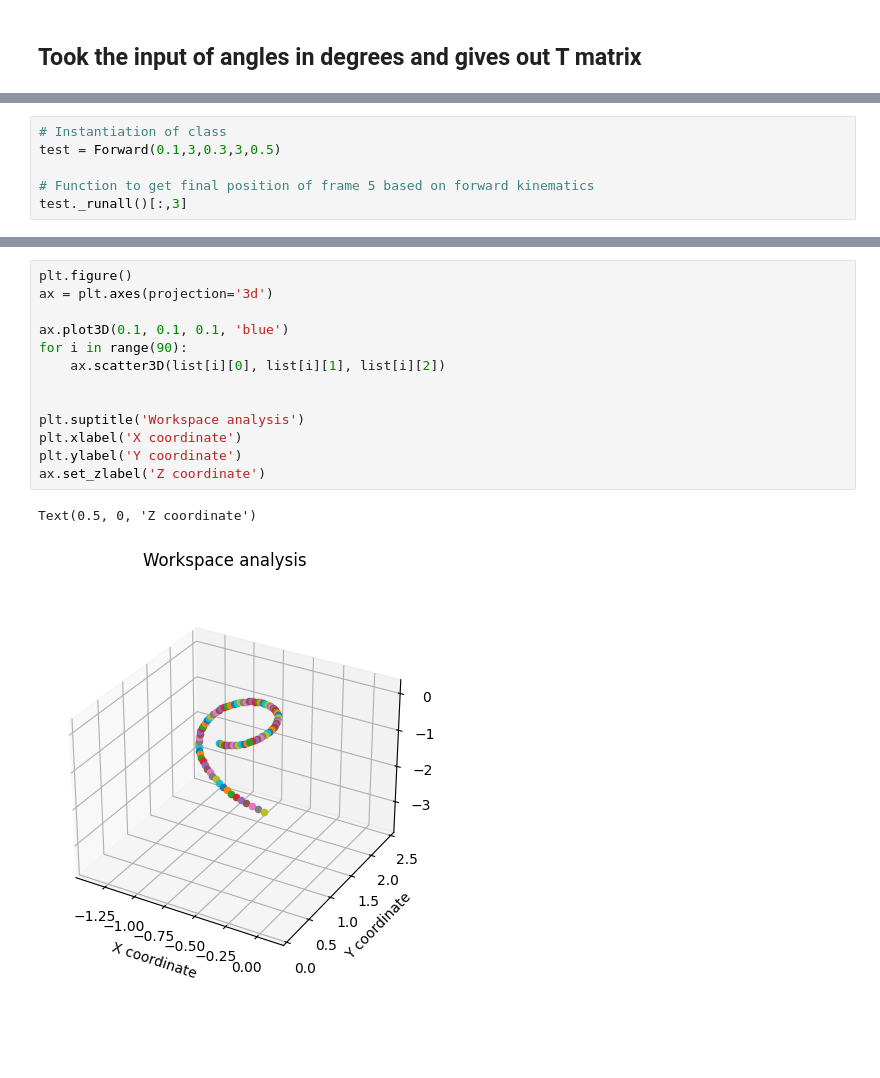
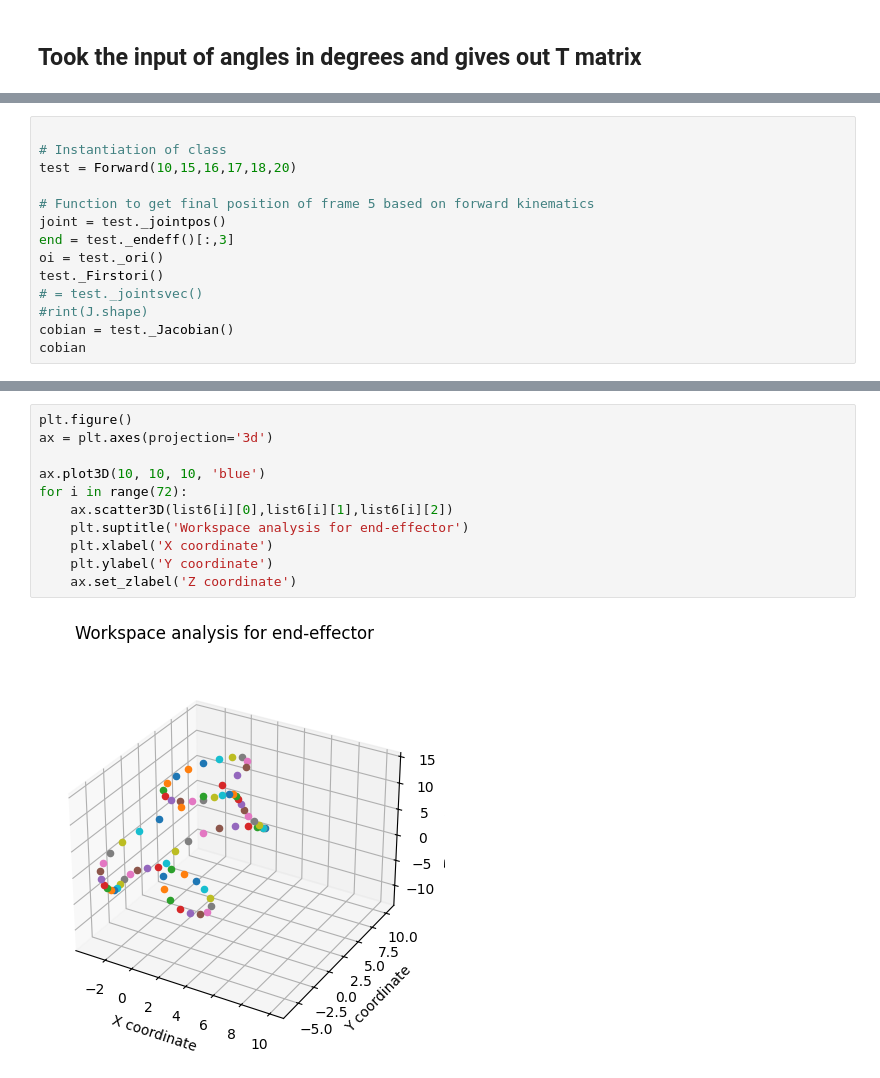
Before and after one commit to Abhimanyu-0/Xarm-6-robot, a Jupyter notebook: FOR Project.ipynb, the cells around one changed output, grey strips where cells are left out. Drawn from its saved outputs; the diff is of its cells as text; blank space fills up the shorter version.

```diff
--- a/FOR Project.ipynb
+++ b/FOR Project.ipynb
@@ -77,7 +224,15 @@ class Forward:
 # %%
+
 # Instantiation of class
-test = Forward(0.1,3,0.3,3,0.5)
+test = Forward(10,15,16,17,18,20)
 
 # Function to get final position of frame 5 based on forward kinematics
-test._runall()[:,3]
+joint = test._jointpos()
+end = test._endeff()[:,3]
+oi = test._ori()
+test._Firstori()
+# = test._jointsvec()
+#rint(J.shape)
+cobian = test._Jacobian()
+cobian
 # %% [output]
@@ -110,16 +306,13 @@ One step done next 89
 # %%
 plt.figure()
 ax = plt.axes(projection='3d')
 
-ax.plot3D(0.1, 0.1, 0.1, 'blue')
-for i in range(90):
-    ax.scatter3D(list[i][0], list[i][1], list[i][2])
-
-
-plt.suptitle('Workspace analysis')
-plt.xlabel('X coordinate')
-plt.ylabel('Y coordinate')
-ax.set_zlabel('Z coordinate')
+ax.plot3D(10, 10, 10, 'blue')
+for i in range(72):
+    ax.scatter3D(list6[i][0],list6[i][1],list6[i][2])
+    plt.suptitle('Workspace analysis for end-effector')
+    plt.xlabel('X coordinate')
+    plt.ylabel('Y coordinate')
+    ax.set_zlabel('Z coordinate')
 # %% [output]
-Text(0.5, 0, 'Z coordinate')
-[figure, old version]
+[figure, new version]
```
Also changed, not shown: parts of 22 cells of this notebook.
